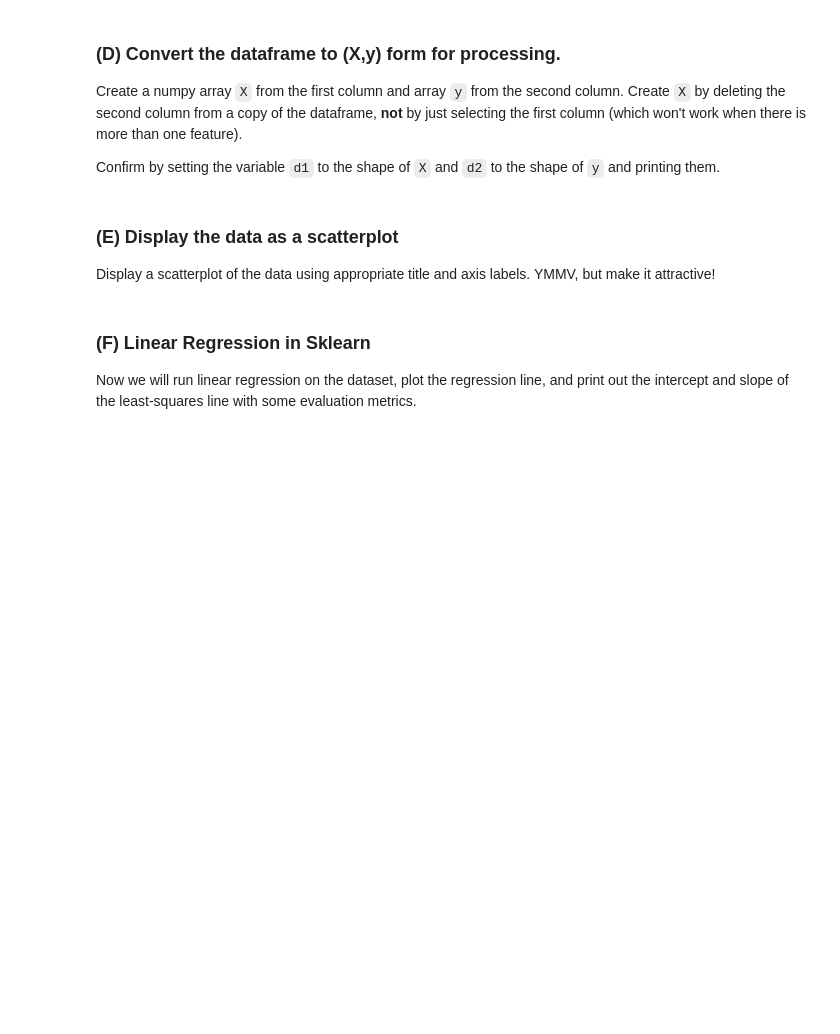
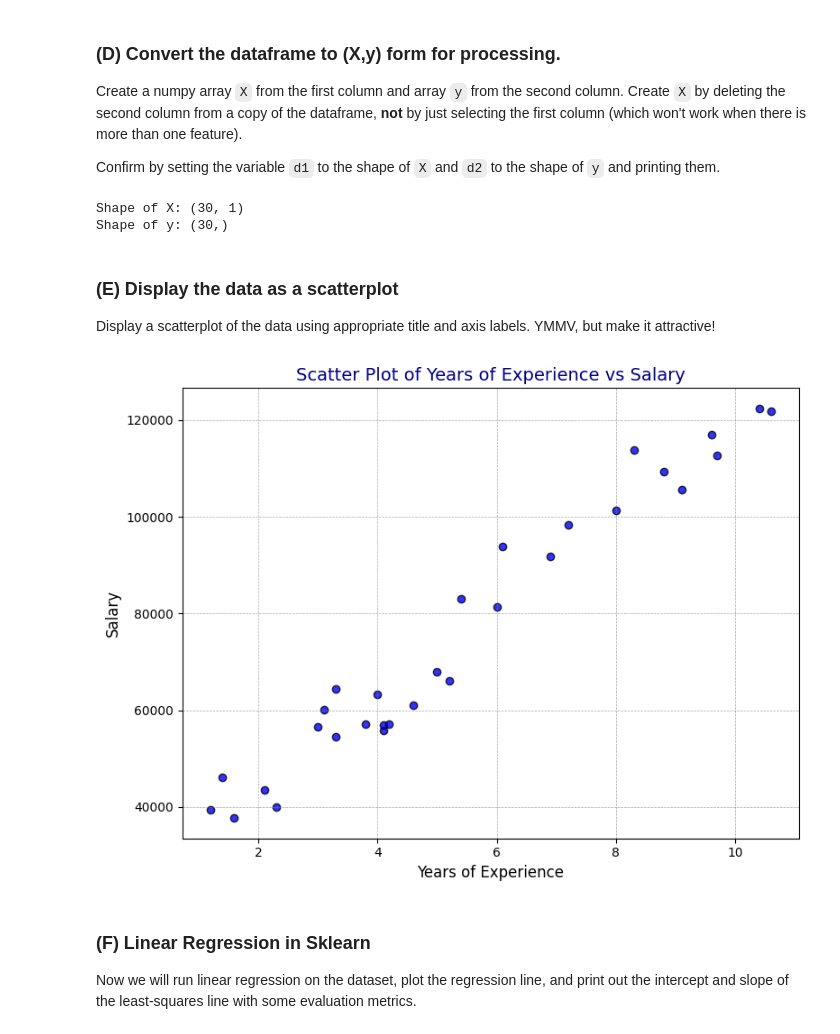
Before and after one commit to surendrakoth/Module-3-Assignments, a Jupyter notebook: Homework_01.ipynb, the cells around one changed output. Cells and saved outputs as stored; diff of their text form; code cells hidden in the pictures; blank space fills up the shorter version.

```diff
--- a/Homework_01.ipynb
+++ b/Homework_01.ipynb
@@ -96,7 +85,7 @@ Continue running cells as shown, following the instructions in text cells and co
 # Download latest version, which will be installed on your local machine
 # After running this cell once, you could comment this out.
 
-#salary_dataset_path = kagglehub.dataset_download("abhishek14398/salary-dataset-simple-linear-regression")
+salary_dataset_path = kagglehub.dataset_download("abhishek14398/salary-dataset-simple-linear-regression")
 
-#print("Path to dataset files:", salary_dataset_path)
+print("Path to dataset files:", salary_dataset_path)
 # %% [output]
@@ -183,3 +169,16 @@ d2 = ...
+# %%
+# Your code here
+X=salary_data.copy().drop(columns='Salary').to_numpy()
+y = salary_data['Salary'].to_numpy()
+d1 = X.shape
+d2 = y.shape
+
+# Print d1 and d2
+print("Shape of X:", d1)
+print("Shape of y:", d2)
+# %% [output]
+Shape of X: (30, 1)
+Shape of y: (30,)
 # %% [markdown]
 ### (E) Display the data as a scatterplot
 
@@ -189,3 +186,16 @@ Display a scatterplot of the data using appropriate title and axis labels.  YMMV
+# %%
+# Your code here
+plt.figure(figsize=(8, 6))
+plt.scatter(X, y, color='blue', edgecolor='black', alpha=0.8)
+plt.title('Scatter Plot of Years of Experience vs Salary', fontsize=14, color='navy')
+plt.xlabel('Years of Experience', fontsize=12)
+plt.ylabel('Salary', fontsize=12)
+
+plt.grid(color='gray', linestyle='--', linewidth=0.5, alpha=0.7)
+plt.tight_layout()
+plt.show()
+# %% [output]
+[figure, added]
 # %% [markdown]
  ### (F) Linear Regression in Sklearn
 
```
Also changed, not shown: parts of 11 cells of this notebook, 1 other file.
